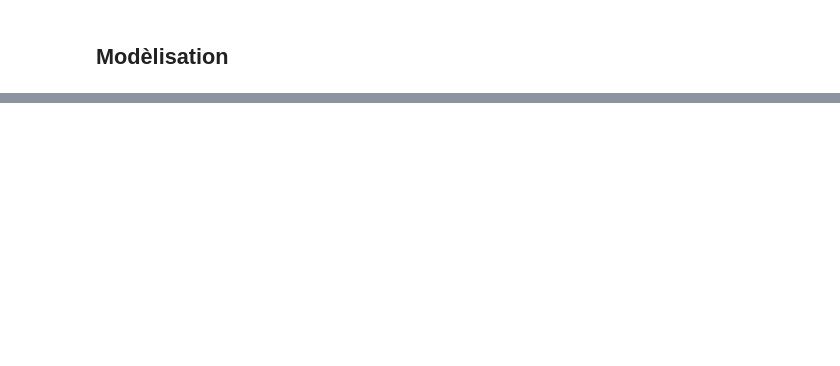
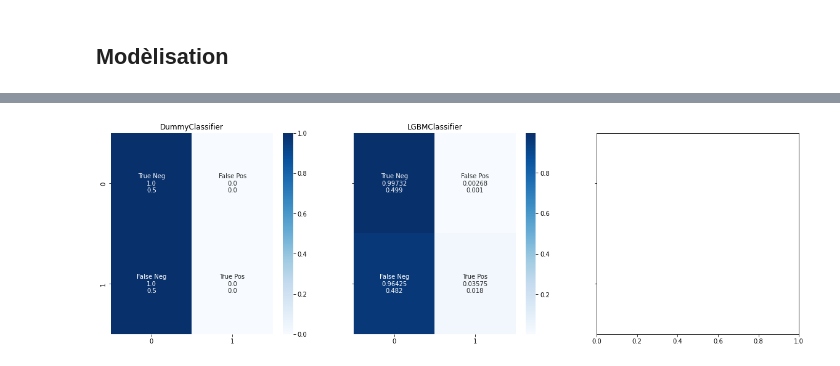
Before and after one commit to yonssJ/Data-Science-Course, a Jupyter notebook: P7/Modelling.ipynb, the cells around one changed output, grey strips where cells are left out. Cells and saved outputs as stored; diff of their text form; code cells hidden in the pictures; blank space fills up the shorter version.

```diff
--- a/P7/Modelling.ipynb
+++ b/P7/Modelling.ipynb
@@ -249,0 +330,22 @@ plt.show()
+# %%
+from sklearn.metrics import confusion_matrix, ConfusionMatrixDisplay
+f, (ax1,ax2,ax3) = plt.subplots(1,3, figsize=(20,6),sharey=True)
+ax=[ax1,ax2,ax3]
+tnx=0
+
+for model_idx in Classifiers_best:
+    Findex_prob       = str('C.Pred')      +'_' + model_idx
+    Ypred=df_pred[Findex_prob]
+    Ytrue=df_pred['TARGET']
+    cf_matrix = confusion_matrix(Ytrue, Ypred, normalize    = 'true')
+    group_names = ['True Neg','False Pos','False Neg','True Pos']
+    group_counts = [round(value,5) for value in cf_matrix.flatten()]
+    group_percentages = [round(value,3) for value in cf_matrix.flatten()/np.sum(cf_matrix)]
+
+    labels = [f"{v1}\n{v2}\n{v3}" for v1, v2, v3 in zip(group_names,group_counts,group_percentages)]
+    labels = np.asarray(labels).reshape(2,2)
+
+    sns.heatmap(cf_matrix, annot=labels, fmt='', cmap='Blues',ax=ax[tnx]).set_title(model_idx)
+    tnx=tnx+1
+# %% [output]
+[figure, added]
```
Also changed, not shown: parts of 59 cells of this notebook.
